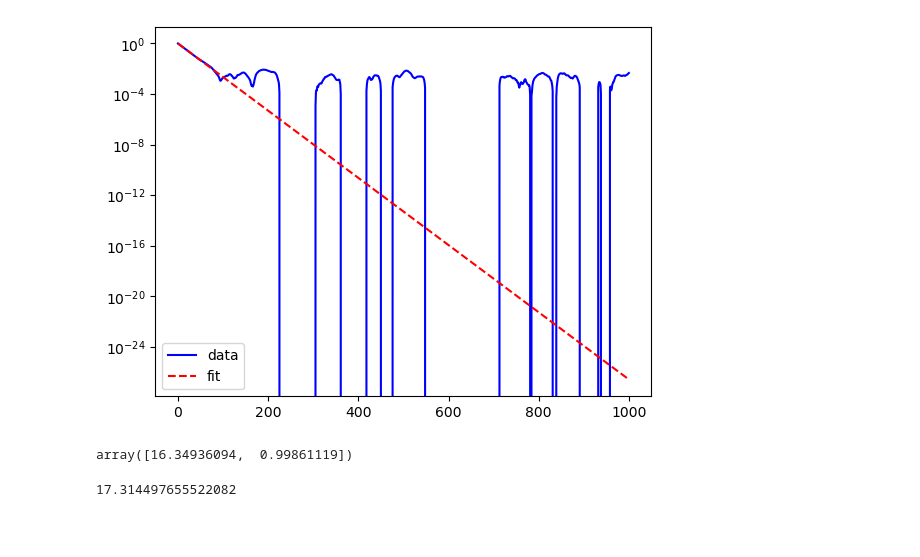
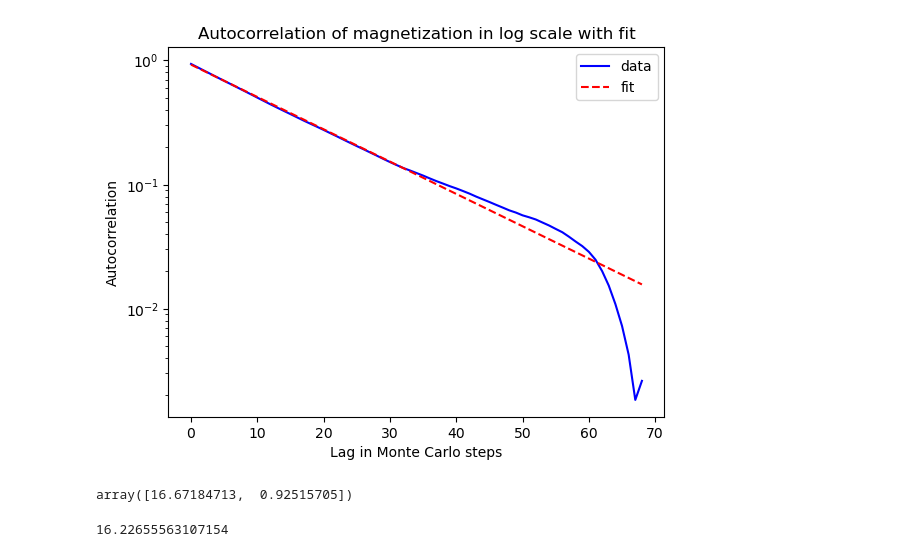
Before and after one commit to shivom-gupta/Thesis, a Jupyter notebook: autocorr.ipynb, the cells around one changed output. Drawn from its saved outputs; the diff is of its cells as text; code cells hidden in the pictures; blank space fills up the shorter version.

```diff
--- a/autocorr.ipynb
+++ b/autocorr.ipynb
@@ -7,8 +7,9 @@ from ising import *
 # %%
 size = 1_000
-n_sweeps = 1_000_000
+n_sweeps = 100_000
 beta = 1
 J = 1.0
 h = 0.0
-configuration = init_configuration(size)
-energies, magnetizations = monte_carlo_noconfig(n_sweeps, beta, J, h, configuration)
+
+ising = Ising(size, n_sweeps, beta, J, h)
+ising.monte_carlo()
@@ -15,2 +18,2 @@ energies, magnetizations = monte_carlo_noconfig(n_sweeps, beta, J, h, configurat
 # %%
-corr = acf(magnetizations)
+corr = acf(ising.magnetizations)
@@ -33,14 +36,18 @@ params, _ = curve_fit(exponential_decay, x, corr)
 # %%
 plt.plot(x, corr, 'b-', label='data')
 plt.plot(x, exponential_decay(x, *params), 'r--', label='fit')
 plt.yscale('log')
-plt.legend();
+plt.xlabel("Lag in Monte Carlo steps")
+plt.ylabel("Autocorrelation")
+plt.title("Autocorrelation of magnetization in log scale with fit")
+plt.legend()
+plt.savefig("plots/acf_mag_fit.pdf")
 # %% [output]
-[figure, old version]
+[figure, new version]
 # %%
 params
 # %% [output]
-array([16.34936094,  0.99861119])
+array([16.67184713,  0.92515705])
 # %%
 tau = 1/2
 for i in x:
@@ -52,4 +59,4 @@ for i in x:
 # %%
 tau
 # %% [output]
-17.314497655522082
+16.22655563107154
```
Also changed, not shown: parts of 5 cells of this notebook, 6 other files.
